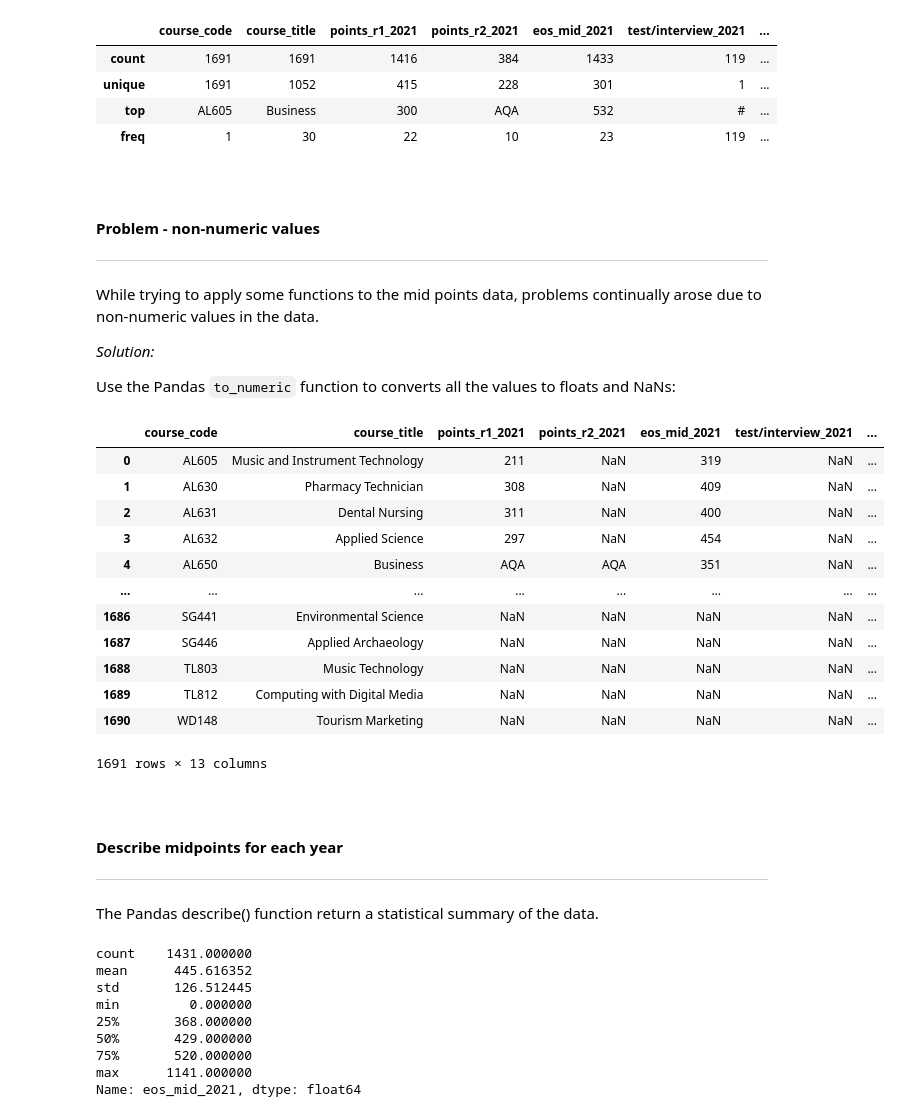
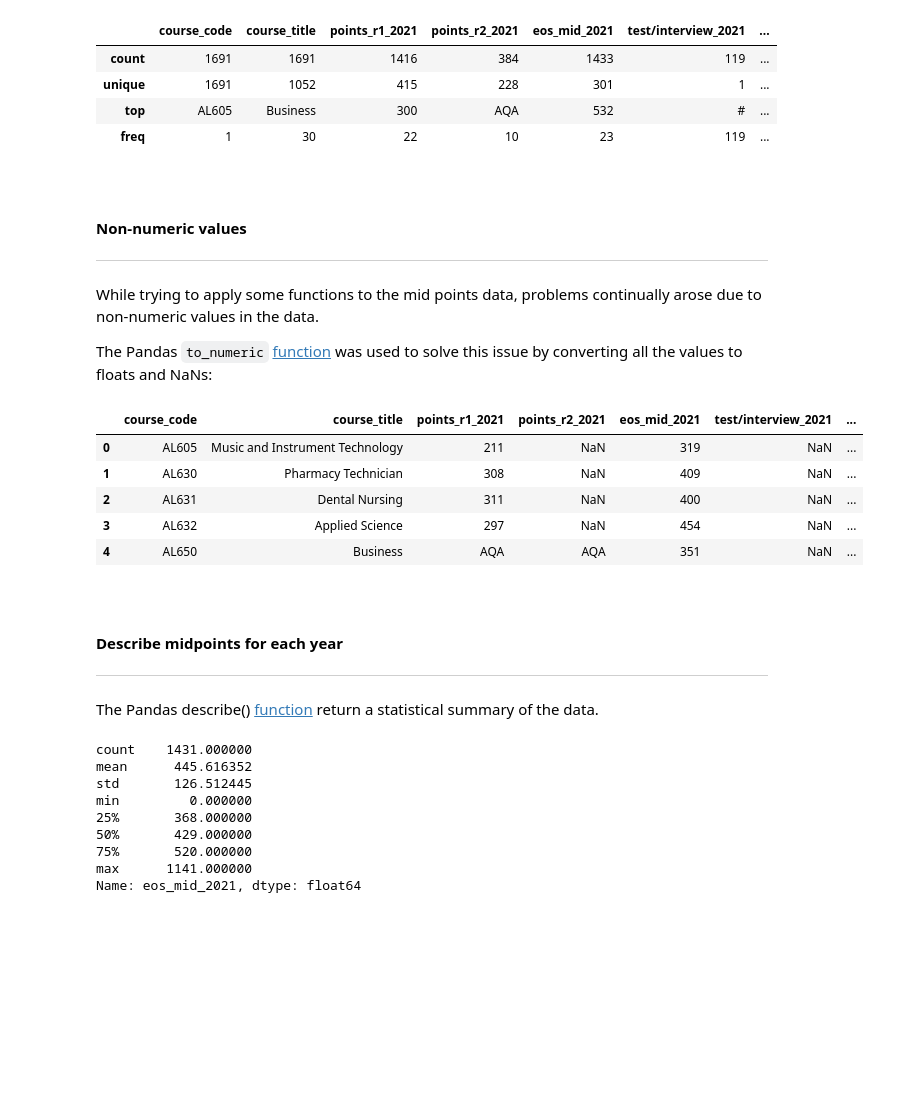
Before and after one commit to Izardo/Fundamentals_of_Data_Analysis, a Jupyter notebook: cao.ipynb, the cells around one changed output. Drawn from its saved outputs; the diff is of its cells as text; code cells hidden in the pictures; blank space fills up the shorter version.

```diff
--- a/cao.ipynb
+++ b/cao.ipynb
@@ -1159,13 +1177,12 @@ data.describe()
 # %% [markdown]
 <br>
 
-#### Problem - non-numeric values
+#### Non-numeric values
 ***
 While trying to apply some functions to the mid points data, problems continually arose due to non-numeric values in the data.
 
-<i>Solution:</i>
 
-Use the Pandas `to_numeric` function to converts all the values to floats and NaNs:
+The Pandas `to_numeric` [function](https://pandas.pydata.org/docs/reference/api/pandas.to_numeric.html) was used to solve this issue by converting all the values to floats and NaNs:
 # %%
 # Convert all non-numeric mid-points values to floats & NaNs.
 mid_21 = pd.to_numeric(data["eos_mid_2021"], errors ='coerce').fillna(np.nan)
@@ -1173,28 +1190,21 @@ mid_20 = pd.to_numeric(data["eos_mid_2020"], errors ='coerce').fillna(np.nan)
 mid_19 = pd.to_numeric(data["eos_mid_2019"], errors ='coerce').fillna(np.nan)
 # %%
 # Check.
-data
+data.head()
 # %% [output]
 |  | course_code | course_title | points_r1_2021 | points_r2_2021 | eos_mid_2021 | test/interview_2021 | ... |
 | 0 | AL605 | Music and Instrument Technology | 211 | NaN | 319 | NaN | ... |
 | 1 | AL630 | Pharmacy Technician | 308 | NaN | 409 | NaN | ... |
 | 2 | AL631 | Dental Nursing | 311 | NaN | 400 | NaN | ... |
 | 3 | AL632 | Applied Science | 297 | NaN | 454 | NaN | ... |
 | 4 | AL650 | Business | AQA | AQA | 351 | NaN | ... |
-| ... | ... | ... | ... | ... | ... | ... | ... |
-| 1686 | SG441 | Environmental Science | NaN | NaN | NaN | NaN | ... |
-| 1687 | SG446 | Applied Archaeology | NaN | NaN | NaN | NaN | ... |
-| 1688 | TL803 | Music Technology | NaN | NaN | NaN | NaN | ... |
-| 1689 | TL812 | Computing with Digital Media | NaN | NaN | NaN | NaN | ... |
-| 1690 | WD148 | Tourism Marketing | NaN | NaN | NaN | NaN | ... |
-1691 rows × 13 columns
 # %% [markdown]
 <br>
 
 #### Describe midpoints for each year
 ***
 # %% [markdown]
-The Pandas describe() function return a statistical summary of the data.
+The Pandas describe() [function](https://pandas.pydata.org/docs/reference/api/pandas.DataFrame.describe.html) return a statistical summary of the data.
 # %%
 mid_21.describe()
 # %% [output]
```
Also changed, not shown: parts of 26 cells of this notebook, 9 other files.
